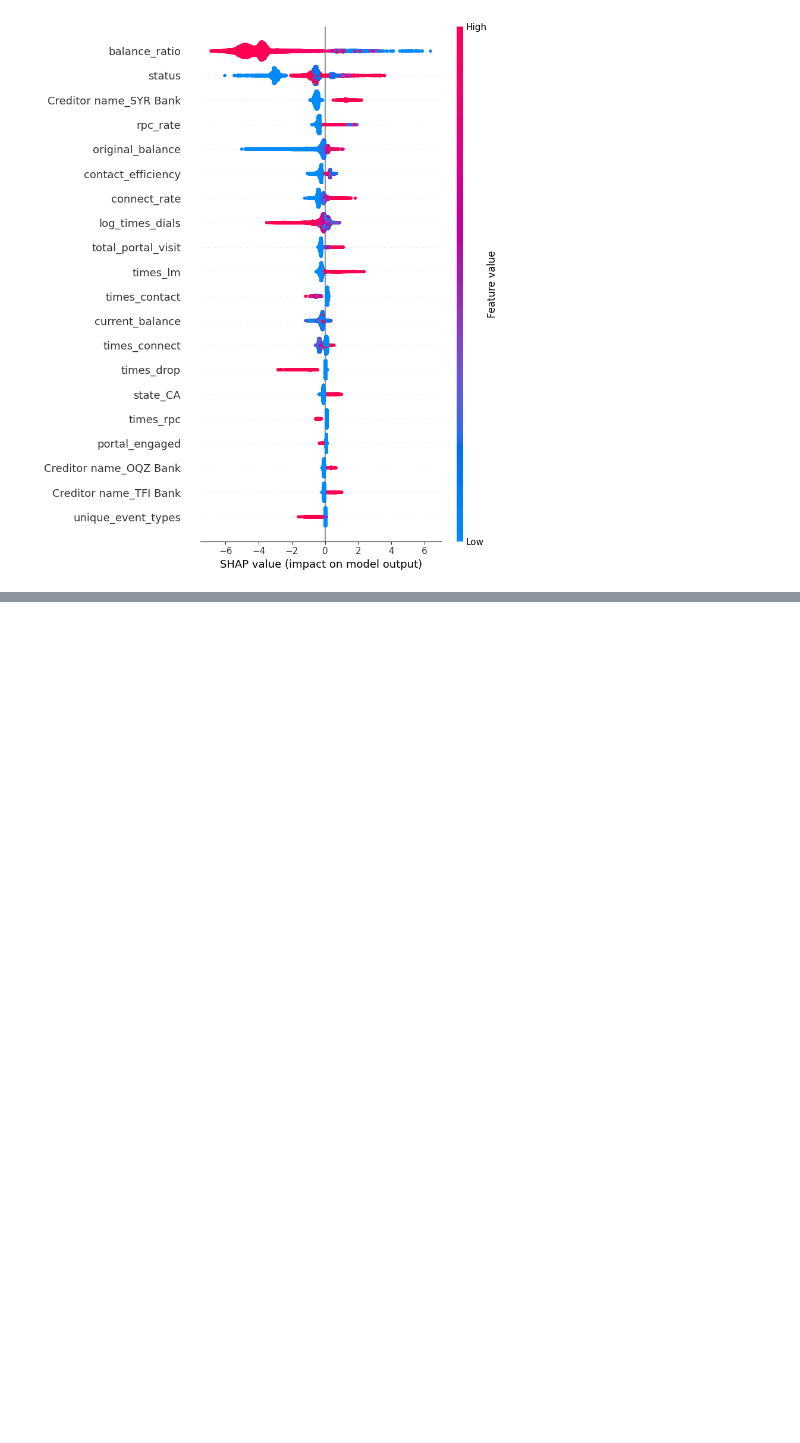
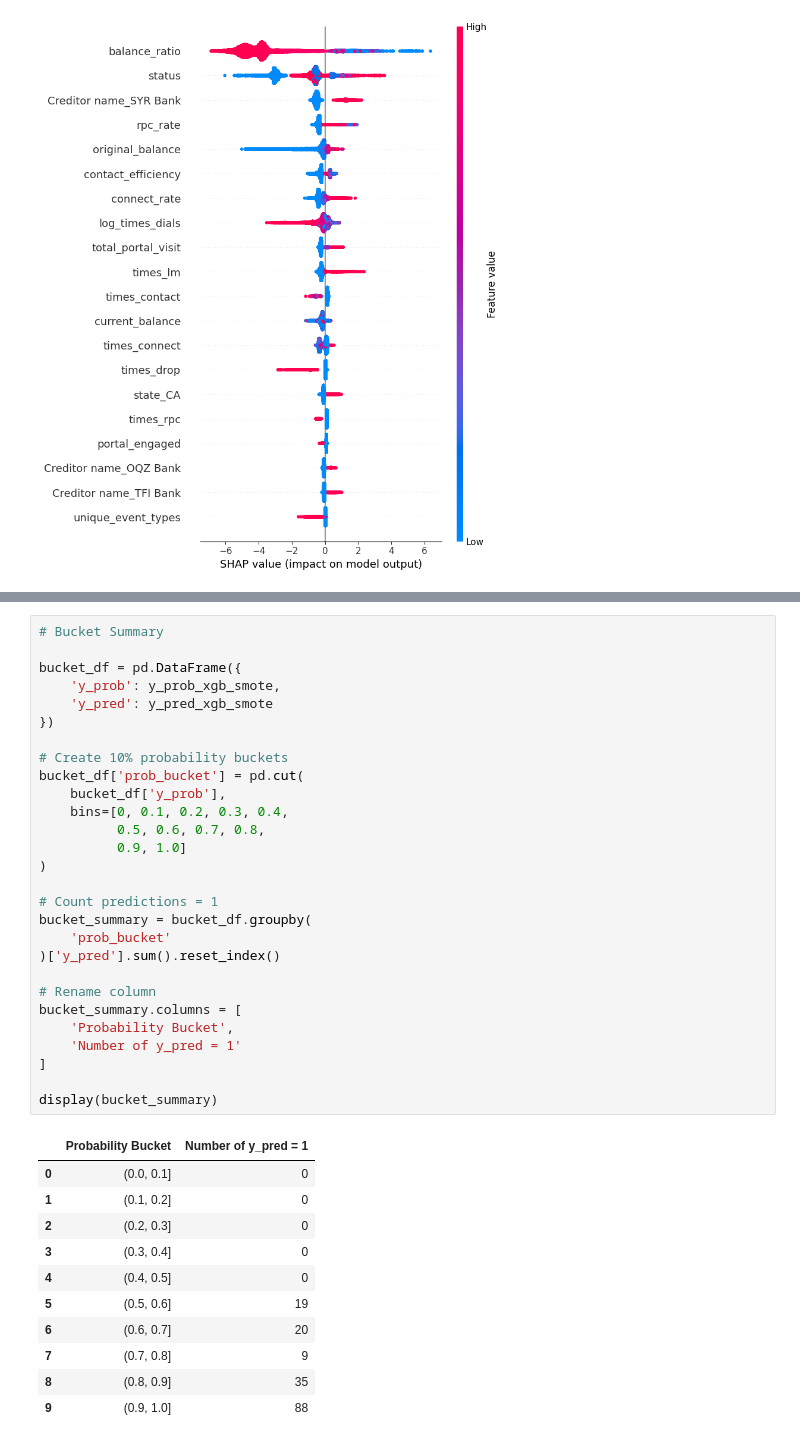
Before and after one commit to sidd-1311/Propensity-to-pay, a Jupyter notebook: Notebooks/05_modeling.ipynb, the cells around one changed output, grey strips where cells are left out. Cells and saved outputs as stored; diff of their text form; blank space fills up the shorter version.

```diff
--- a/Notebooks/05_modeling.ipynb
+++ b/Notebooks/05_modeling.ipynb
@@ -739,0 +783,40 @@ shap.summary_plot(
+# %%
+# Bucket Summary
+
+bucket_df = pd.DataFrame({
+    'y_prob': y_prob_xgb_smote,
+    'y_pred': y_pred_xgb_smote
+})
+
+# Create 10% probability buckets
+bucket_df['prob_bucket'] = pd.cut(
+    bucket_df['y_prob'],
+    bins=[0, 0.1, 0.2, 0.3, 0.4,
+          0.5, 0.6, 0.7, 0.8,
+          0.9, 1.0]
+)
+
+# Count predictions = 1
+bucket_summary = bucket_df.groupby(
+    'prob_bucket'
+)['y_pred'].sum().reset_index()
+
+# Rename column
+bucket_summary.columns = [
+    'Probability Bucket',
+    'Number of y_pred = 1'
+]
+
+display(bucket_summary)
+# %% [output]
+|  | Probability Bucket | Number of y_pred = 1 |
+| 0 | (0.0, 0.1] | 0 |
+| 1 | (0.1, 0.2] | 0 |
+| 2 | (0.2, 0.3] | 0 |
+| 3 | (0.3, 0.4] | 0 |
+| 4 | (0.4, 0.5] | 0 |
+| 5 | (0.5, 0.6] | 19 |
+| 6 | (0.6, 0.7] | 20 |
+| 7 | (0.7, 0.8] | 9 |
+| 8 | (0.8, 0.9] | 35 |
+| 9 | (0.9, 1.0] | 88 |
```
Also changed, not shown: parts of 1 cell of this notebook.
